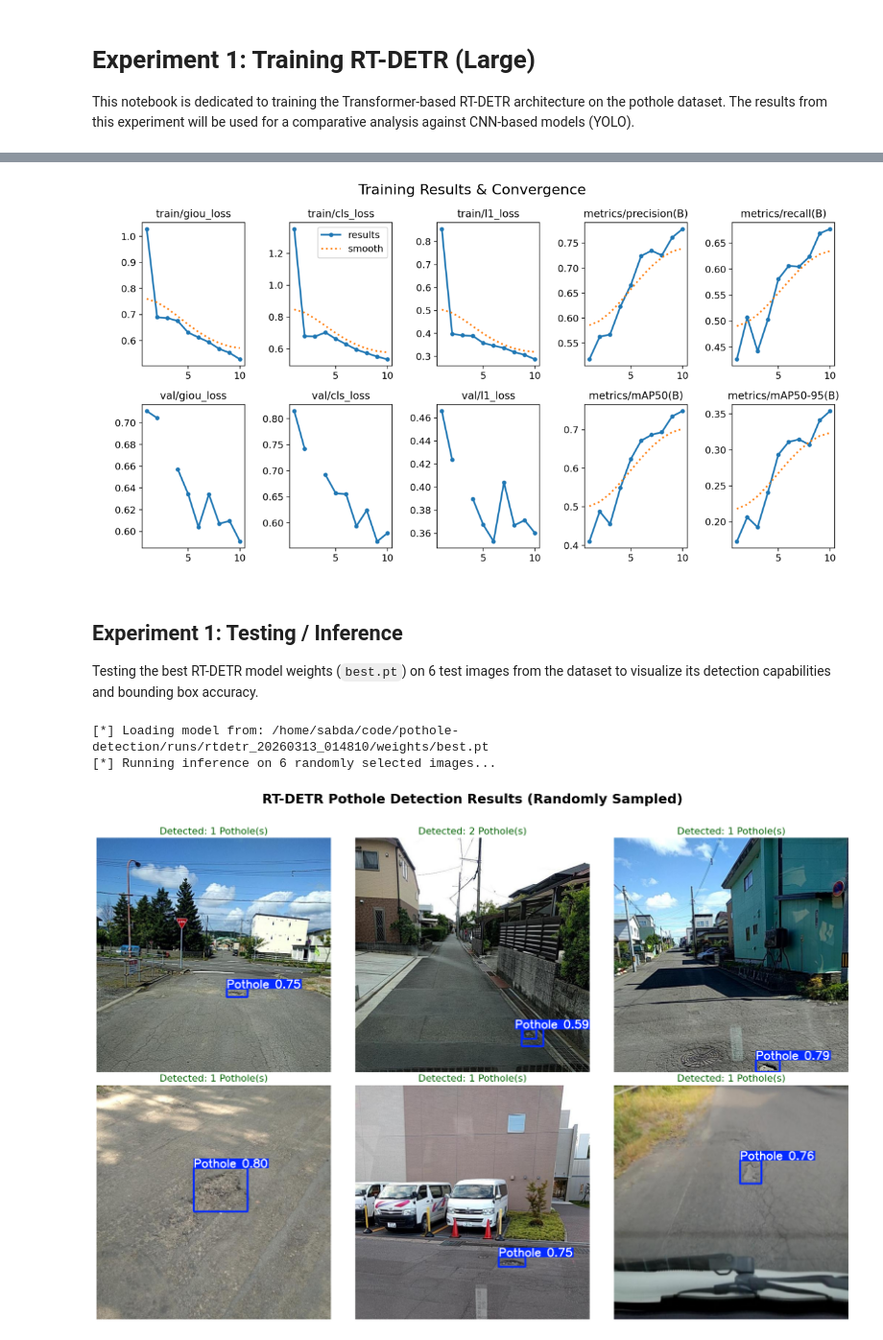
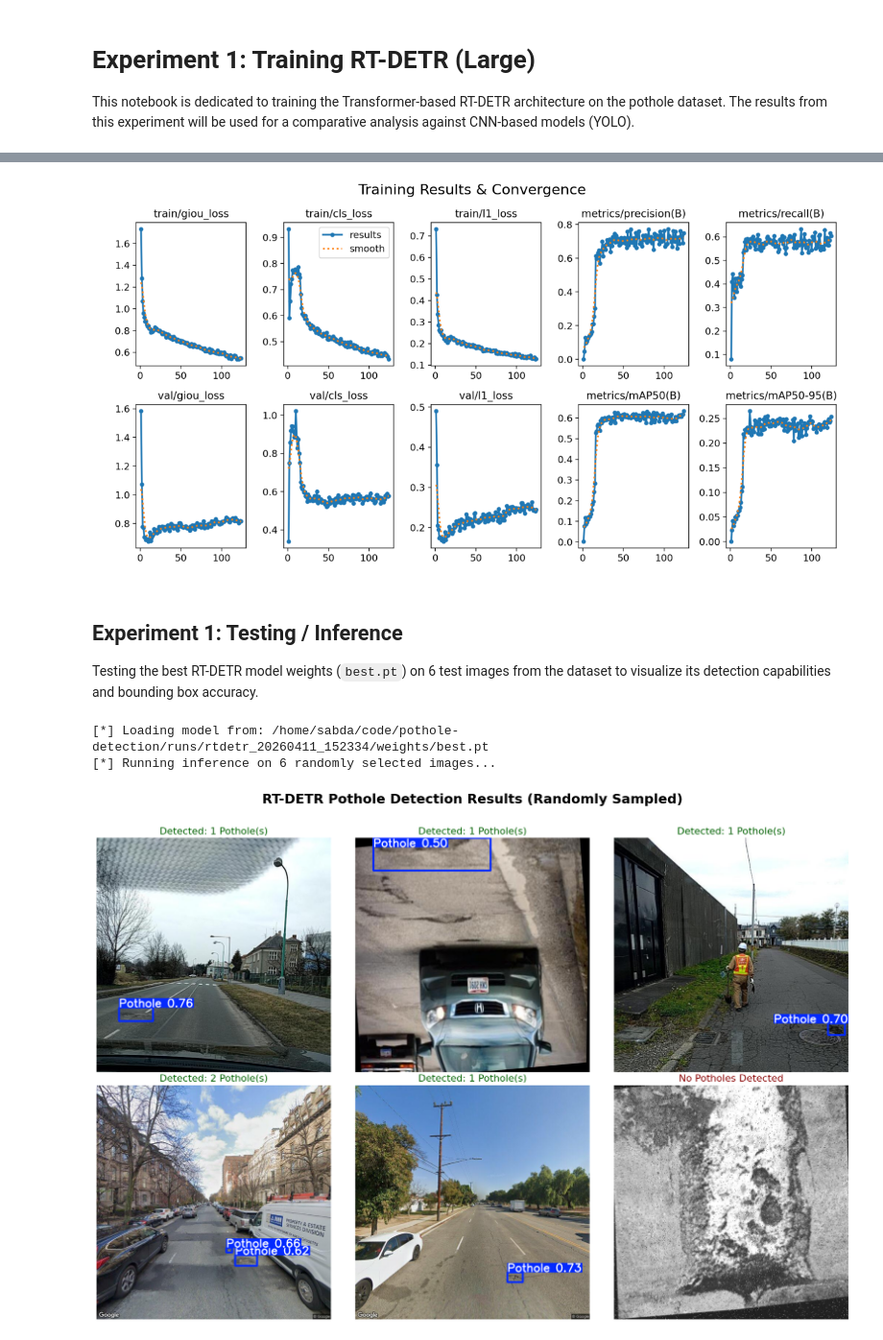
Before and after one commit to sabdaul-ulum/pothole-detection, a Jupyter notebook: src/01_train_rtdetr.ipynb, the cells around one changed output, grey strips where cells are left out. Shown at 96% size. Drawn from its saved outputs; the diff is of its cells as text; code cells hidden in the pictures.

Commit message:
split training file per dataset

```diff
--- a/src/01_train_rtdetr.ipynb
+++ b/src/01_train_rtdetr.ipynb
@@ -89,29 +89,34 @@ project_dir = str(project_root / 'runs')
 run_name = f"rtdetr_{datetime.now().strftime('%Y%m%d_%H%M%S')}"
 training_params = {
     'data': str(yaml_path),
-    'epochs': 10,          # Set to 100 for full convergence
+    'epochs': 300,          # Set to 100 for full convergence
     'batch': 16,            # Batch size
     'imgsz': 640,           # Standard image size
-    'patience': 20,         # Early stopping to prevent overfitting
+    'patience': 100,        # Early stopping to prevent overfitting
     'device': [0],          # Specify the target GPU
     'project': project_dir, # Directory to store training results
     'name': run_name,       # Unique run name
     'seed': SEED,           # Seed for reproducibility
     'deterministic': False, # Set to False to avoid grid_sampler backward warnings
     'plots': True,          # Automatically generate evaluation metrics plots
-    'save': True           # Save the trained weights (best.pt and last.pt)
+    'save': True,           # Save the trained weights (best.pt and last.pt)
 
-    # # ==========================================
-    # # AUGMENTATION HYPERPARAMETERS
-    # # ==========================================
-    # 'mosaic': 1.0,          # 100% probability of using Mosaic augmentation (combines 4 images)
-    # 'mixup': 0.15,          # 15% probability of blending 2 images (excellent for minor class generalization)
-    # 'copy_paste': 0.2,      # 20% probability to copy-paste objects (helps artificially multiply minority classes)
-    # 'degrees': 10.0,        # Light rotation +/- 10 degrees to simulate varied camera angles
-    # 'fliplr': 0.5,          # 50% probability of horizontal flip (mirroring)
-    # 'hsv_h': 0.015,         # Hue augmentation (helps detect potholes under various lighting conditions)
-    # 'hsv_s': 0.7,           # Saturation augmentation
-    # 'hsv_v': 0.4            # Value/Brightness augmentation
+    # Optimizer settings
+    'optimizer': 'AdamW',    # Highly recommended for Transformer-based models
+    'lr0': 0.0001,           # Lower initial learning rate to stabilize gradient
+    'cos_lr': True,          # Use cosine learning rate scheduler
+    'weight_decay': 0.01,    # Regularization to prevent overfitting
+
+    # LOSS TUNING
+    'box': 15.0,             # Higher weight on localization accuracy (Boosts mAP 0.50:0.95)
+    'dfl': 3.0,              # Higher weight on class accuracy (Boosts mAP 0.50)
+
+    # AUGMENTATION
+    'mosaic': 1.0,          # Mosaic augmentation
+    'scale': 0.5,           # Zoom in / Zoom out
+    'degrees': 10.0,        # Light rotation +/- 10 degrees to simulate varied camera angles
+    'fliplr': 0.5,          # 50% probability of horizontal flip (mirroring)
+    'mixup': 0.1,           # Mixup augmentation
 }
 
 # Initialize the model using pre-trained weights (Transfer Learning)
@@ -205,7 +223,7 @@ if results_plot_path.exists():
 else:
     print("[!] Results plot not found. Training might have been interrupted.")
 # %% [output]
-[figure, old version]
+[figure, new version]
 # %% [markdown]
 ## Experiment 1: Testing / Inference
 Testing the best RT-DETR model weights (`best.pt`) on 6 test images from the dataset to visualize its detection capabilities and bounding box accuracy.
@@ -220,7 +238,7 @@ from pathlib import Path
 # Define paths
 project_root = Path.cwd().parent
 model_path = actual_save_dir / 'weights' / 'best.pt'
-test_images_dir = project_root / 'dataset' / 'test' / 'images'
+test_images_dir = project_root / 'dataset' / 'combined' / 'test' / 'images'
 
 # Grab all image paths from the test directory (supporting both jpg and png)
 all_image_paths = list(test_images_dir.glob('*.jpg')) + list(test_images_dir.glob('*.png'))
@@ -261,32 +279,32 @@ else:
             results = model.predict(source=img_path, conf=0.5, save=False, verbose=False)
 
             # # Overwrite the labels directly inside the Results object for cleaner plotting
             # for class_id, raw_name in results[0].names.items():
             #     if raw_name in descriptive_labels:
             #         results[0].names[class_id] = descriptive_labels[raw_name]
 
             total_detections = len(results[0].boxes)
 
             if total_detections > 0:
                 # Plot with bounding boxes
                 res_img = results[0].plot(line_width=3, font_size=14)
                 res_img_rgb = cv2.cvtColor(res_img, cv2.COLOR_BGR2RGB)
                 ax.imshow(res_img_rgb)
                 ax.set_title(f'Detected: {total_detections} Pothole(s)', fontsize=16, color='darkgreen')
             else:
                 # Plot original image if nothing is detected
                 img_original = cv2.imread(str(img_path))
                 img_original_rgb = cv2.cvtColor(img_original, cv2.COLOR_BGR2RGB)
                 ax.imshow(img_original_rgb)
                 ax.set_title('No Potholes Detected', fontsize=16, color='darkred')
 
         # Turn off the x and y axis lines/numbers for a cleaner look
         ax.axis('off')
 
     # Automatically adjust spacing
     plt.tight_layout()
     plt.show()
 # %% [output]
-[*] Loading model from: /home/sabda/code/pothole-detection/runs/rtdetr_20260313_014810/weights/best.pt
+[*] Loading model from: /home/sabda/code/pothole-detection/runs/rtdetr_20260411_152334/weights/best.pt
 [*] Running inference on 6 randomly selected images...
-[figure, old version]
+[figure, new version]
```
Also changed, not shown: parts of 4 cells of this notebook, 24 other files.
